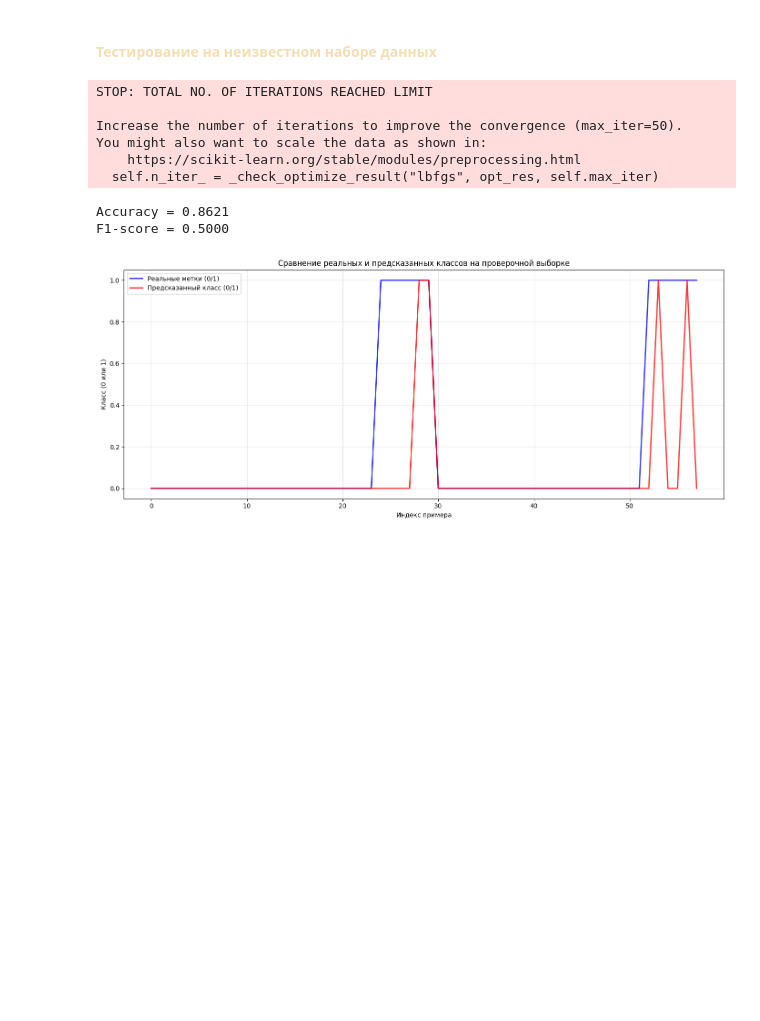
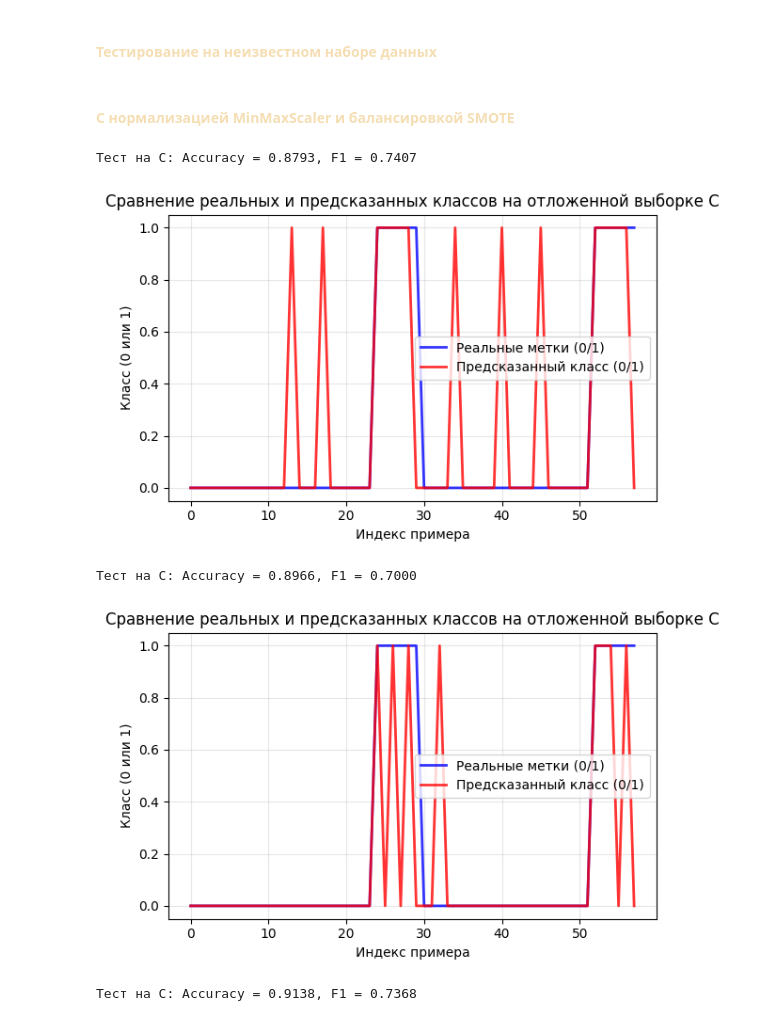
Before and after one commit to Bexaric/LB3_ML_Yakushev, a Jupyter notebook: notebook/Part3_test.ipynb, the cells around one changed output. Cells and saved outputs as stored; diff of their text form; code cells hidden in the pictures; blank space fills up the shorter version.

```diff
--- a/notebook/Part3_test.ipynb
+++ b/notebook/Part3_test.ipynb
@@ -408,25 +454,49 @@ def plot_train_test_predictions(
     plt.show()
-# %%
-best_params = {
-    'hidden_layer_sizes': (100, 50, 50),
-    'activation': 'relu',
-    'solver': 'lbfgs',
-    'max_iter': 50
-    }
-
-plot_train_test_predictions(
-    X_adasyn, Y_adasyn,
-    data_x_scaled_С, data_y,
-    best_params,
-    output_path='results/test_histogram.png'
-)
-# %% [output]
-STOP: TOTAL NO. OF ITERATIONS REACHED LIMIT
-
-Increase the number of iterations to improve the convergence (max_iter=50).
-You might also want to scale the data as shown in:
-    https://scikit-learn.org/stable/modules/preprocessing.html
-  self.n_iter_ = _check_optimize_result("lbfgs", opt_res, self.max_iter)
-Accuracy = 0.8621
-F1-score = 0.5000
-[figure, removed]
+# %% [markdown]
+#### <font color='#F5DEB3'> С нормализацией MinMaxScaler и балансировкой SMOTE
+# %%
+# С нормализацией MinMaxScaler
+best_params_1 = {
+    'hidden_layer_sizes': (50,),
+    'activation': 'tanh',
+    'solver': 'lbfgs',
+    'max_iter': 500,
+    }
+
+best_params_2 = {
+    'hidden_layer_sizes': (50, 20),
+    'activation': 'relu',
+    'solver': 'adam',
+    'max_iter': 1000,
+    }
+
+best_params_3 = {
+    'hidden_layer_sizes': (30, 30, 20),
+    'activation': 'relu',
+    'solver': 'adam',
+    'max_iter': 1000,
+    }
+
+plot_train_test_predictions(
+    data_x_scaled_AB, data_y_AB,
+    data_x_scaled_C, data_y,
+    best_params_1
+)
+
+plot_train_test_predictions(
+    data_x_scaled_AB, data_y_AB,
+    data_x_scaled_C, data_y,
+    best_params_2
+)
+
+plot_train_test_predictions(
+    data_x_scaled_AB, data_y_AB,
+    data_x_scaled_C, data_y,
+    best_params_3
+)
+# %% [output]
+Тест на C: Accuracy = 0.8793, F1 = 0.7407
+[figure, added]
+Тест на C: Accuracy = 0.8966, F1 = 0.7000
+[figure, added]
+Тест на C: Accuracy = 0.9138, F1 = 0.7368
```
Also changed, not shown: parts of 20 cells of this notebook, 41 other files.
